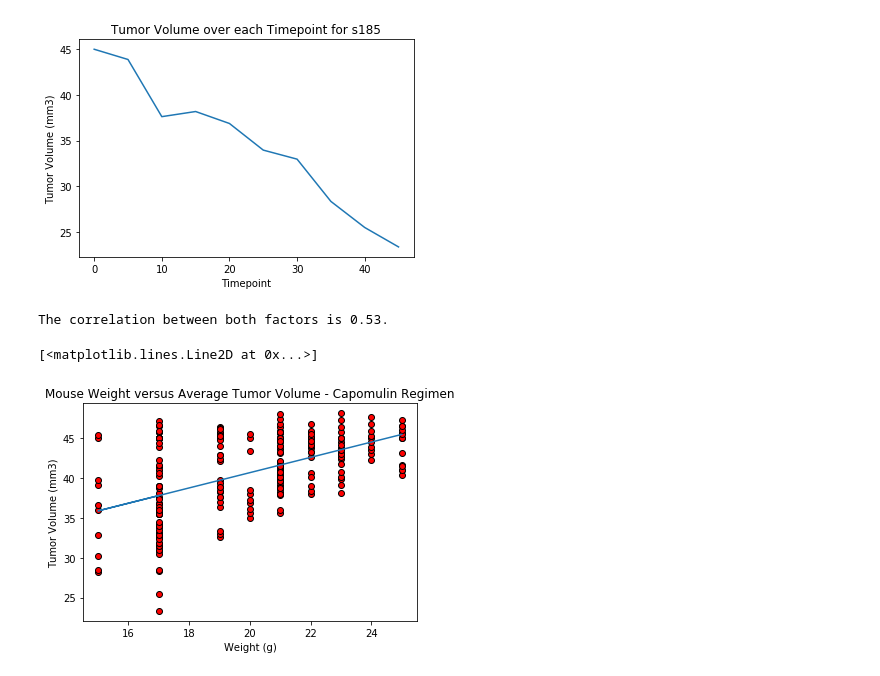
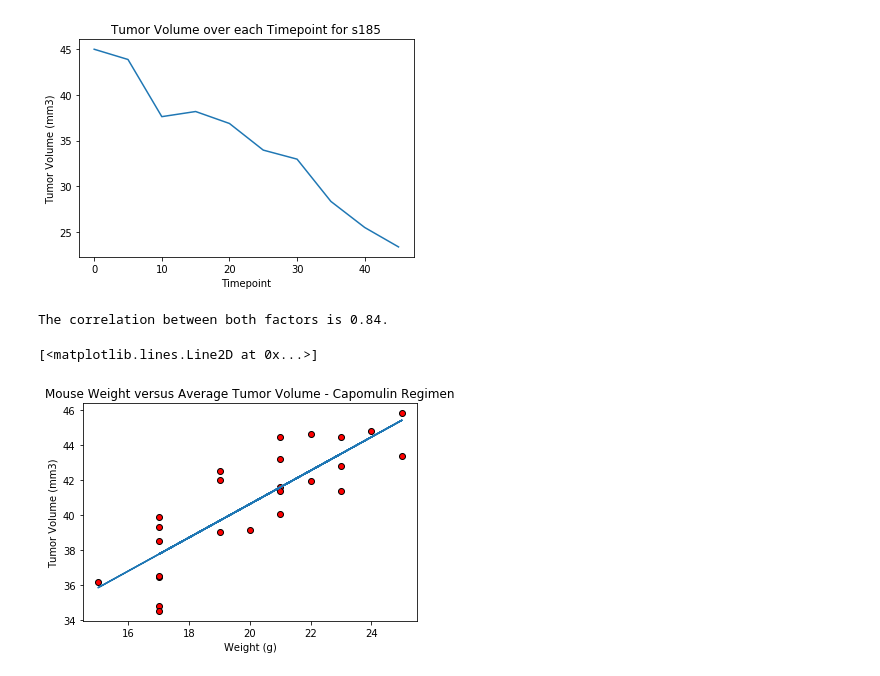
Before and after one commit to ognjenstrbanovic/APIs-vacation-spots, a Jupyter notebook: matplotlib-challenge/Matplotlib Homework - The Power of Plots.ipynb, the cells around one changed output. Drawn from its saved outputs; the diff is of its cells as text; code cells hidden in the pictures.

```diff
--- a/matplotlib-challenge/Matplotlib Homework - The Power of Plots.ipynb
+++ b/matplotlib-challenge/Matplotlib Homework - The Power of Plots.ipynb
@@ -279,33 +297,33 @@ Text(0.5, 1.0, 'Tumor Volume over each Timepoint for s185')
 [figure]
 # %%
 # Generate a scatter plot of mouse weight versus average tumor volume for the Capomulin regimen.
-scatter_plot_df = final_tumor_volume_df.loc["Capomulin", :].drop(columns = ["Mouse ID",
-                                                                            "Sex",
-                                                                            "Age_months",
-                                                                            "Timepoint",
-                                                                            "Metastatic Sites"])
-mouse_weight = scatter_plot_df.loc[:, "Weight (g)"].reset_index().drop(columns = ["Drug Regimen"])
+scatter_plot_df = laboratory_data.groupby(["Drug Regimen", "Mouse ID"]).mean().loc["Capomulin"]
+# Delete the unneeded columns.
+del scatter_plot_df["Age_months"]
+del scatter_plot_df["Timepoint"]
+del scatter_plot_df["Metastatic Sites"]
+mouse_weight = scatter_plot_df.reset_index().drop(columns = ["Mouse ID"]).loc[:, "Weight (g)"]
 # These are still DataFrames, not lists; so, they must be converted.
 mouse_weight_list = mouse_weight.values.tolist()
-tumor_volume = scatter_plot_df.loc[:, "Tumor Volume (mm3)"].reset_index().drop(columns = ["Drug Regimen"])
+tumor_volume = scatter_plot_df.reset_index().drop(columns = ["Mouse ID"]).loc[:, "Tumor Volume (mm3)"]
 tumor_volume_list = tumor_volume.values.tolist()
 # Tell matplotlib to create a scatter plot based upon the above data.
 plt.scatter(mouse_weight_list, tumor_volume_list, marker = "o", facecolors = "red", edgecolors = "black")
 # Create a title, x label, and y label for our chart.
 plt.title("Mouse Weight versus Average Tumor Volume - Capomulin Regimen")
 plt.xlabel("Weight (g)")
 plt.ylabel("Tumor Volume (mm3)")
 # Calculate the correlation coefficient and linear regression model
 # (cont.) for mouse weight and average tumor volume for the Capomulin regimen
 x = scatter_plot_df.loc[:, "Weight (g)"]
 y = scatter_plot_df.loc[:, "Tumor Volume (mm3)"]
 correlation_coefficient = st.pearsonr(x, y)
 print(f"The correlation between both factors is {round(correlation_coefficient[0],2)}.")
 # Plot the linear regression model on top of the previous scatter plot.
 y_slope, y_int, y_r, y_p, y_std_err = st.linregress(x, y)
 y_fit = y_slope * x + y_int
 plt.plot(x,y_fit)
 # %% [output]
-The correlation between both factors is 0.53.
+The correlation between both factors is 0.84.
 [<matplotlib.lines.Line2D at 0x...>]
-[figure, old version]
+[figure, new version]
```
Also changed, not shown: parts of 9 cells of this notebook.
